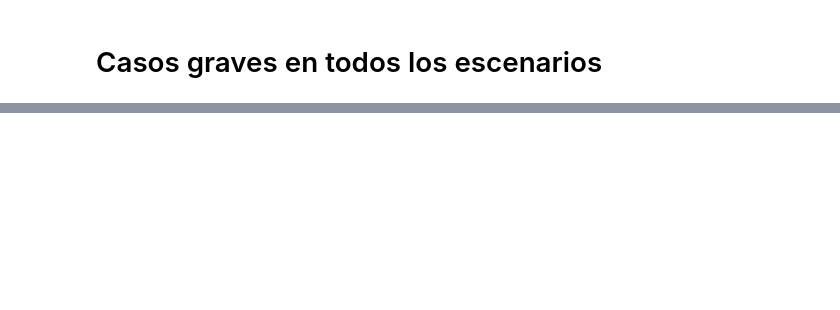
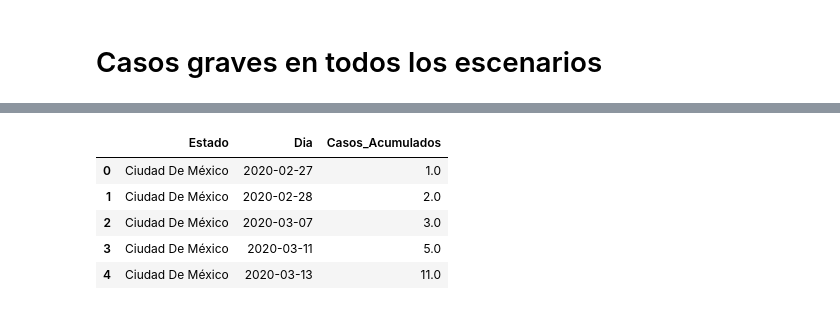
Before and after one commit to NunezKant/COVID19_MEX_MASTER, a Jupyter notebook: COVID_MEX_MASTER.ipynb, the cells around one changed output, grey strips where cells are left out. Cells and saved outputs as stored; diff of their text form; code cells hidden in the pictures; blank space fills up the shorter version.

Commit message:
Agregué loader y mejora en convergencia de ecuaciones diferenciales

```diff
--- a/COVID_MEX_MASTER.ipynb
+++ b/COVID_MEX_MASTER.ipynb
@@ -205,0 +209,33 @@ fig.show()
+# %%
+def TimeSeriesLoader(url):
+  df = pd.read_csv(url)
+
+  df['Inicio'] = pd.to_datetime(df['Inicio'])
+  df = (df.drop(["Procedencia", "Llegada","Inicio","Caso","Sexo","Edad","Confirmación"], axis=1)
+          .dropna()
+          .rename(columns = {"Reporte":"Dia"})
+          .sort_values(by = ["Dia"])
+          .reset_index(drop = True)
+        )
+  df["Casos_Acumulados"] = np.nan
+  Estados = pd.DataFrame({
+    "Estado":[],
+    "Dia":[],
+    "Casos_Acumulados":[]
+  })
+
+  for estado in df.Estado.unique():
+      df.loc[(df.Estado == estado),"Casos_Acumulados"] =  np.arange(1,len(df.loc[(df.Estado == estado),"Casos_Acumulados"])+1,1)
+      tmp = df.loc[df.Estado == estado].drop_duplicates("Dia", keep = 'last').reset_index(drop = True)
+      Estados = pd.concat([Estados,tmp])
+  return Estados
+# %%
+Estados = TimeSeriesLoader("https://gist.githubusercontent.com/said3427/18f39eab460766a17ea4802607dd5522/raw") #Leer Datos
+Estados.head()
+# %% [output]
+|  | Estado | Dia | Casos_Acumulados |
+| 0 | Ciudad De México | 2020-02-27 | 1.0 |
+| 1 | Ciudad De México | 2020-02-28 | 2.0 |
+| 2 | Ciudad De México | 2020-03-07 | 3.0 |
+| 3 | Ciudad De México | 2020-03-11 | 5.0 |
+| 4 | Ciudad De México | 2020-03-13 | 11.0 |
```
Also changed, not shown: parts of 3 cells of this notebook.
